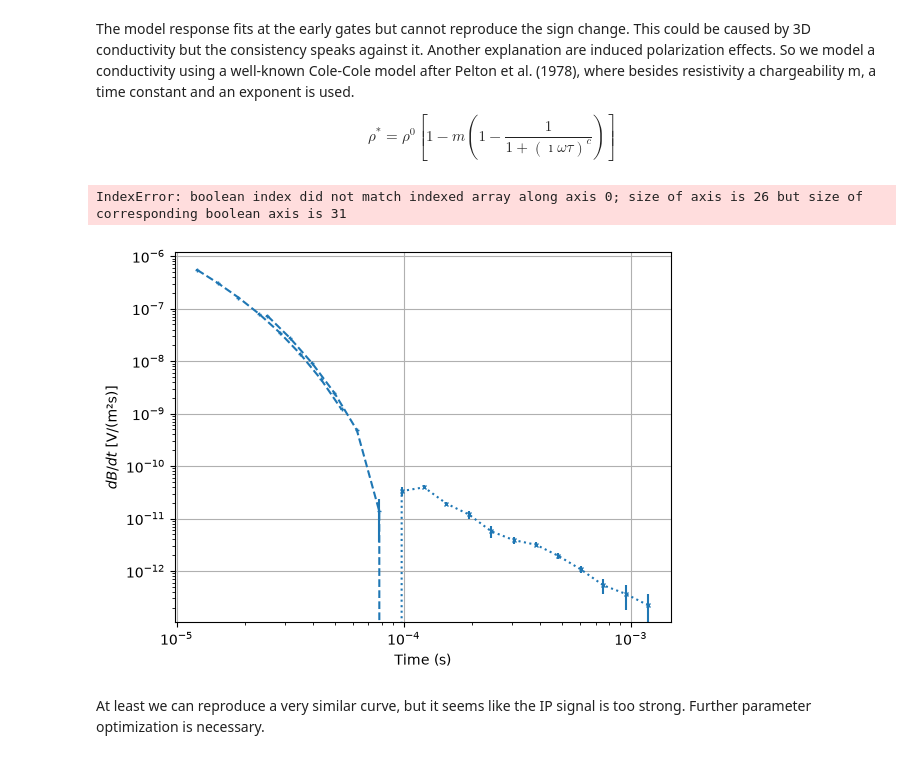
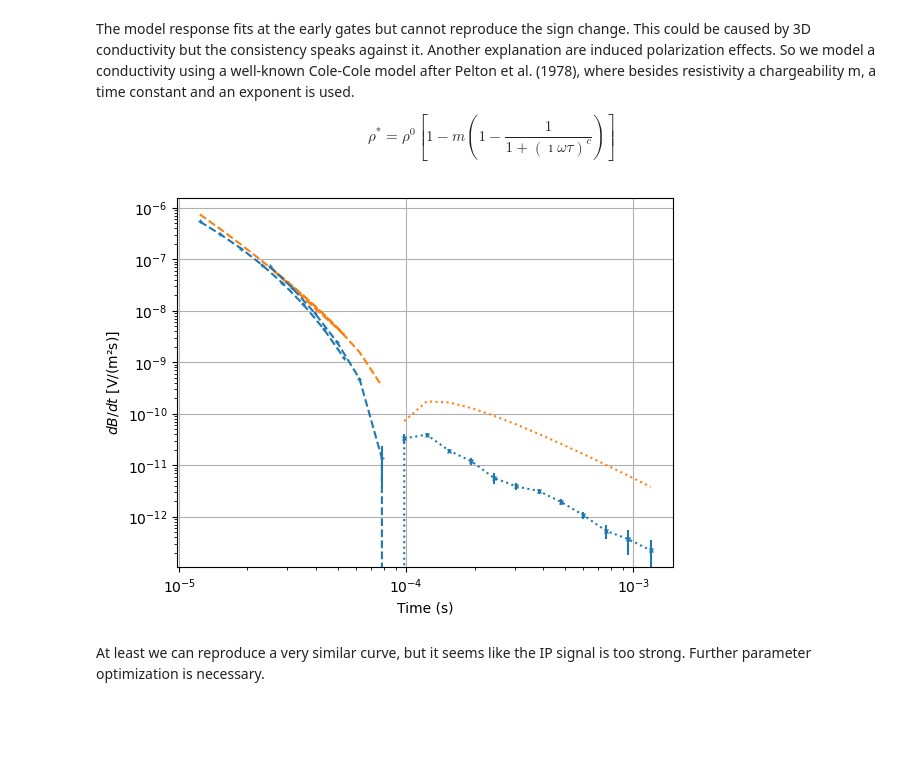
Before and after one commit to TUBAF-EM/pyTEM, a Jupyter notebook: data/Zellwald/zellwald_profilerIP.ipynb, the cells around one changed output. Cells and saved outputs as stored; diff of their text form; code cells hidden in the pictures; blank space fills up the shorter version.

Commit message:
DOC: fix time error

```diff
--- a/data/Zellwald/zellwald_profilerIP.ipynb
+++ b/data/Zellwald/zellwald_profilerIP.ipynb
@@ -77,13 +77,12 @@ $$
 # %%
 resp = modelTEMResIP(
     cfg=tem.f.kw, thk=10,
     res=[20, 3000],
-    m=0.1, tau=3e-4) # on the the upper layer is relevant
+    m=0.1, tau=3e-4, time=tem.t) # on the the upper layer is relevant
 ax = tem.showSounding(15)
 ax.plot(tem.t[resp>0], resp[resp>0], ls="--", color="C1")
 ax.plot(tem.t[resp<0], -resp[resp<0], ls=":", color="C1");
 # %% [output]
-IndexError: boolean index did not match indexed array along axis 0; size of axis is 26 but size of corresponding boolean axis is 31
-[figure, old version]
+[figure, new version]
 # %% [markdown]
 At least we can reproduce a very similar curve, but it seems like the IP signal is too strong. Further parameter optimization is necessary.
```
Also changed, not shown: parts of 7 cells of this notebook.
